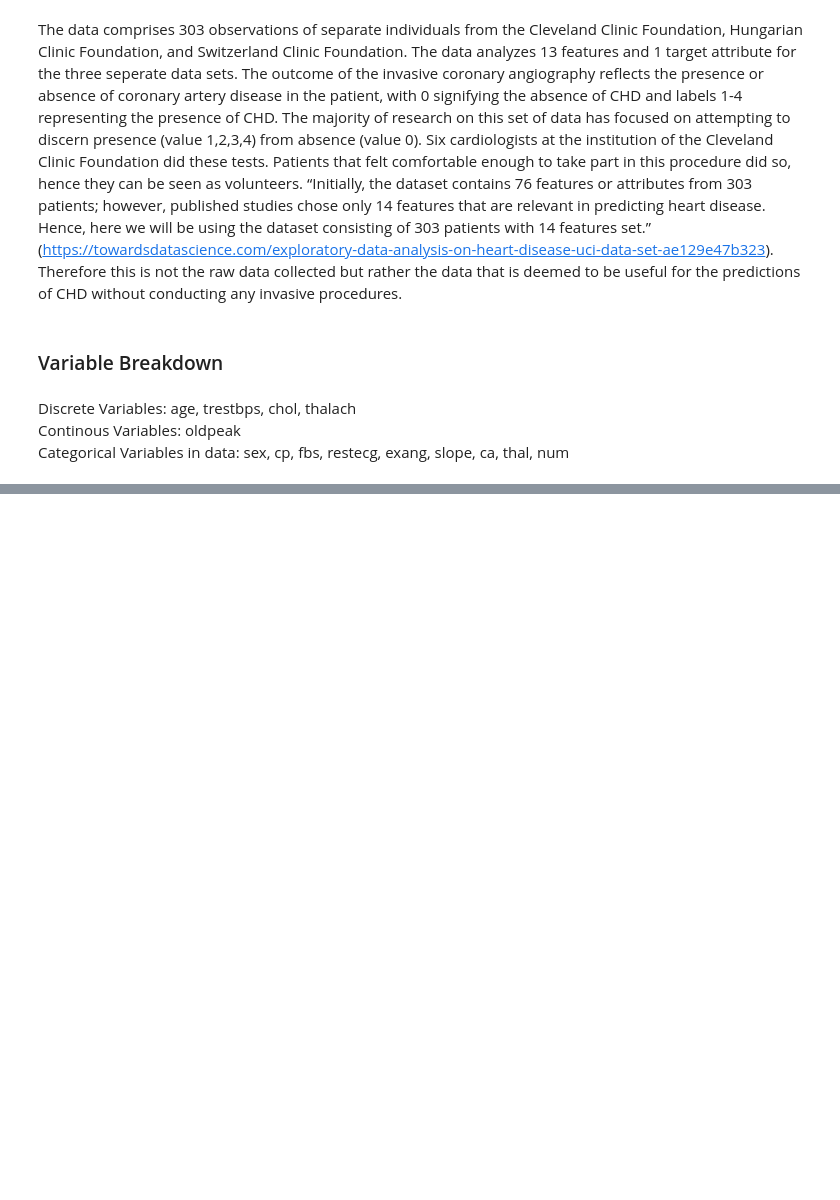
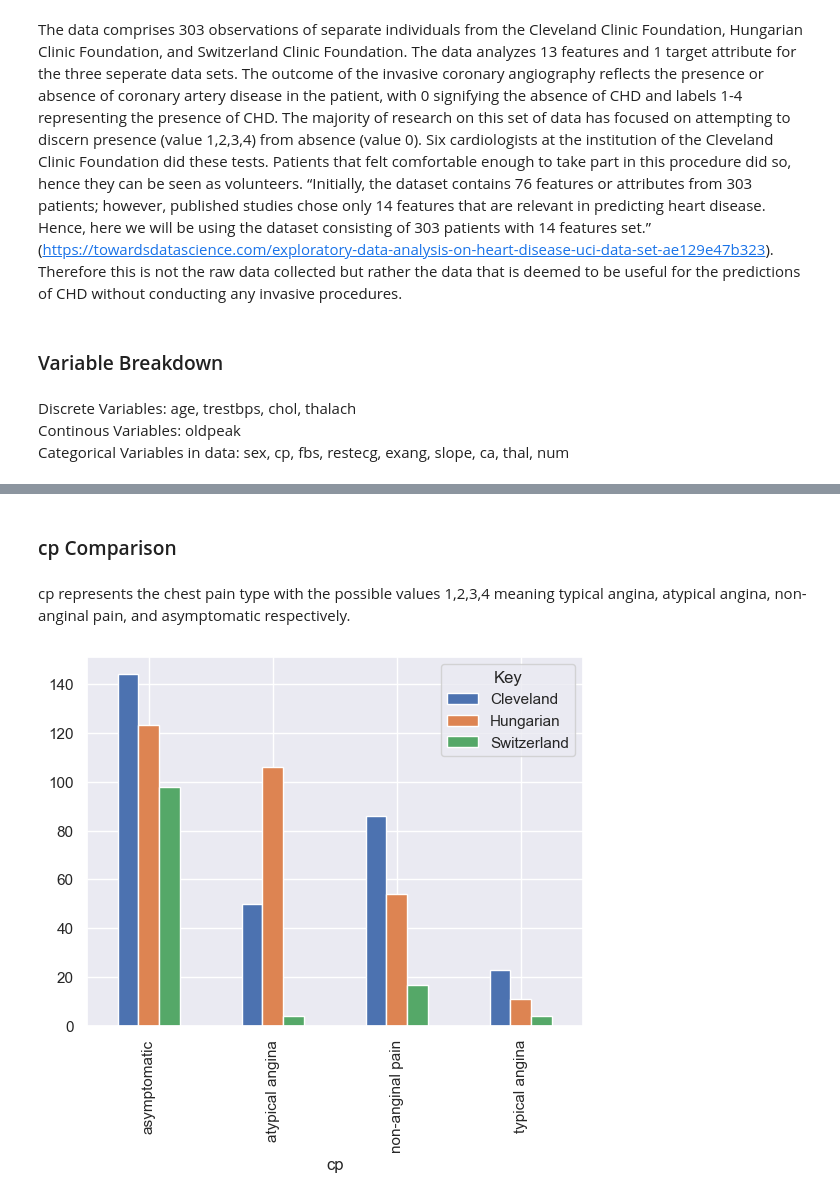
Before and after one commit to alishachowhan89/USCJumpstart2023, a Jupyter notebook: ComparisonAnalysis.ipynb, the cells around one changed output, grey strips where cells are left out. Cells and saved outputs as stored; diff of their text form; code cells hidden in the pictures; blank space fills up the shorter version.

```diff
--- a/ComparisonAnalysis.ipynb
+++ b/ComparisonAnalysis.ipynb
@@ -49,0 +47,19 @@ DFGPlot = DFGroup.count().unstack('Key').plot(kind='bar')
+# %% [markdown]
+### cp Comparison <a class="anchor" id="section3_2"></a>
+# %% [markdown]
+cp represents the chest pain type with the possible values 1,2,3,4 meaning typical angina, atypical angina, non-anginal pain, and asymptomatic respectively.
+# %%
+df1['Key'] = 'Cleveland'
+df2['Key'] = 'Hungarian'
+df3['Key'] = 'Switzerland'
+
+DF = pd. concat([df1, df2, df3]) [["cp", "Key"]]
+DF.cp.replace([1, 2, 3, 4], ['typical angina','atypical angina','non-anginal pain','asymptomatic'], inplace=True)
+
+#print (DF)
+DFGroup = DF.groupby(by=["Key", "cp"]).size()
+
+#print (DFGroup)
+DFGPlot = DFGroup. unstack("Key").plot(kind="bar")
+# %% [output]
+[figure, added]
```
Also changed, not shown: parts of 25 cells of this notebook.
